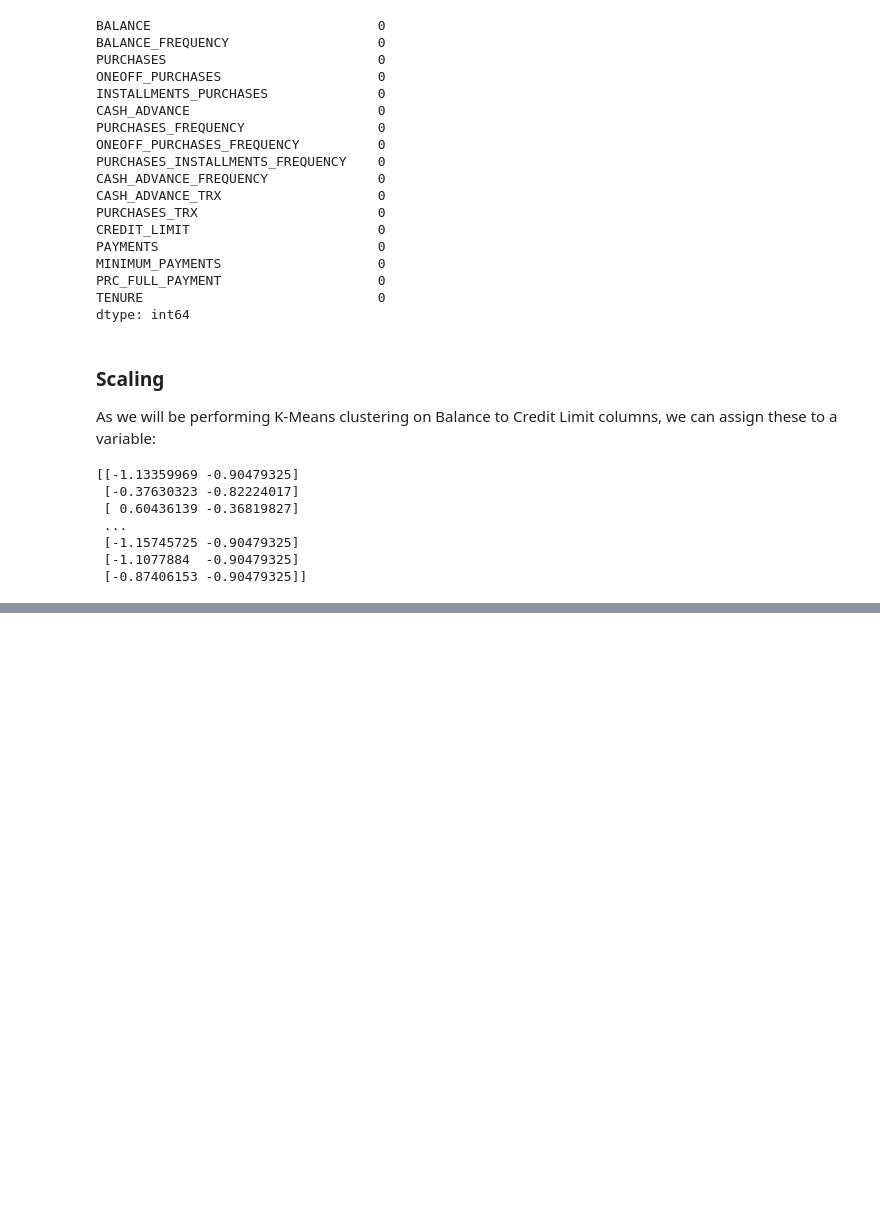
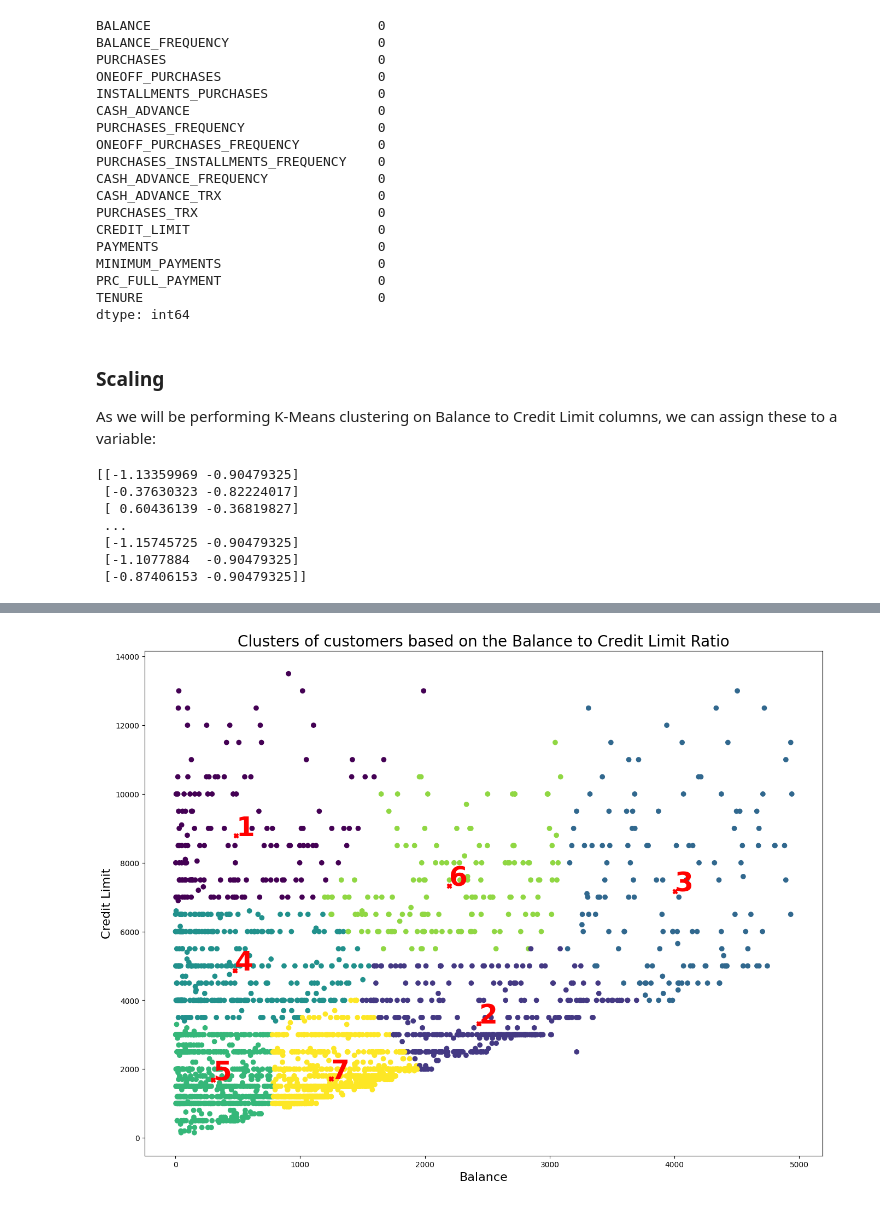
Before and after one commit to Nyandago/Credit-Card-kmeans-Clustering, a Jupyter notebook: kmeans_clustering.ipynb, the cells around one changed output, grey strips where cells are left out. Drawn from its saved outputs; the diff is of its cells as text; code cells hidden in the pictures; blank space fills up the shorter version.

```diff
--- a/kmeans_clustering.ipynb
+++ b/kmeans_clustering.ipynb
@@ -276,0 +297,5 @@ print (X_transf)
+# %%
+# In this section I will apply our optimal K value and create our clusters:
+
+model = KMeans(n_clusters = 7)
+model.fit(X_transf)#of the scaled data
@@ -276,0 +304,4 @@ print (X_transf)
+# %%
+labels = model.labels_#labels for the clusters to which our data belongs
+
+print(len(labels))
@@ -276,0 +310,4 @@ print (X_transf)
+# %%
+centroids = model.cluster_centers_# finding centroids
+centroids_transformed = scaler.inverse_transform(centroids)
+print(scaler.inverse_transform(centroids))
@@ -276,0 +322,20 @@ print (X_transf)
+# %%
+plt.figure(figsize = (16, 12))# visualising our clusters
+plt.title("Clusters of customers based on the Balance to Credit Limit Ratio", fontsize = 20)
+plt.scatter(credit_card_df_out["BALANCE"], credit_card_df_out["CREDIT_LIMIT"], c = labels)
+
+plt.scatter(centroids_transformed[:, 0], centroids_transformed[:, 1], c = "red", marker = "X")
+
+# add labels to each cluster
+label = 1
+
+for i in range(len(centroids_transformed[:, 0])):
+    plt.text(centroids_transformed[i, 0],centroids_transformed[i, 1],label,fontsize=35,color="red",weight="bold")
+    label += 1
+
+
+plt.xlabel("Balance", fontsize = 16)
+plt.ylabel("Credit Limit", fontsize = 16)
+plt.show()
+# %% [output]
+[figure, added]
```
Also changed, not shown: parts of 6 cells of this notebook.
